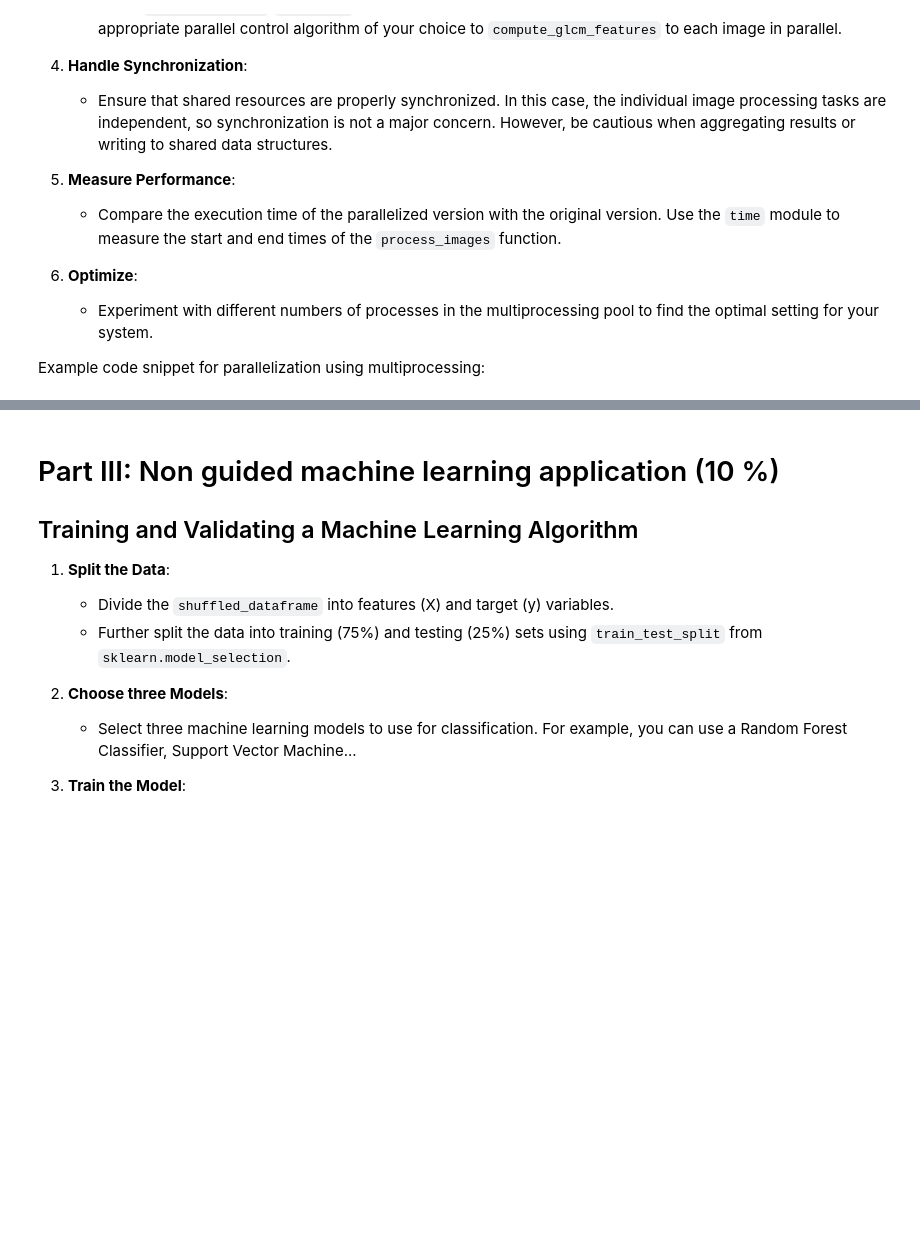
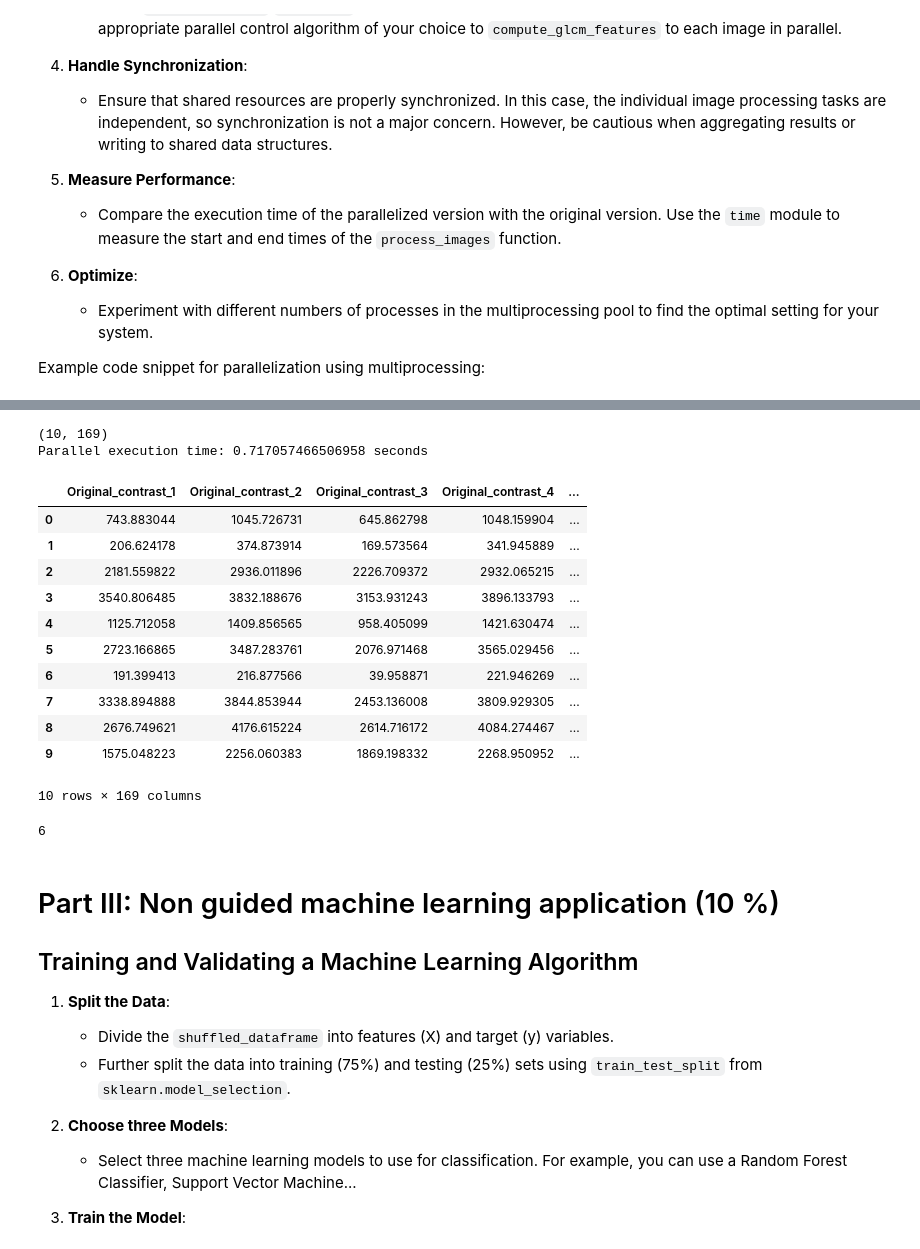
Before and after one commit to Amina-Baziz/DSAI3202-3, a Jupyter notebook: notebooks/ImageProcessingForTumorDetection.ipynb, the cells around one changed output, grey strips where cells are left out. Drawn from its saved outputs; the diff is of its cells as text; code cells hidden in the pictures; blank space fills up the shorter version.

```diff
--- a/notebooks/ImageProcessingForTumorDetection.ipynb
+++ b/notebooks/ImageProcessingForTumorDetection.ipynb
@@ -440,3 +565,79 @@ An error occurred: Each item in the images_list must be a dictionary of filtered
+# %%
+# check for 4 processes-execution time increased. preferrable - 6 only.
+# skip[ this ]
+import numpy as np
+import pandas as pd
+import skimage.feature as feature
+import multiprocessing as mp
+from itertools import repeat
+
+# Function to compute GLCM features
+def compute_glcm_features(image, filter_name):
+    image = (image * 255).astype(np.uint8)  # Convert image to uint8
+    graycom = feature.graycomatrix(image, [1], [0, np.pi/4, np.pi/2, 3*np.pi/4], levels=256, symmetric=True, normed=True)
+
+    features = {}
+    for prop in ['contrast', 'dissimilarity', 'homogeneity', 'energy', 'correlation', 'ASM']:
+        values = feature.graycoprops(graycom, prop).flatten()
+        for i, value in enumerate(values):
+            features[f'{filter_name}_{prop}_{i+1}'] = value
+    return features
+
+# Parallelized function
+def process_images_parallel(images_list, tumor_presence):
+    with mp.Pool(processes=4) as pool: # processes = 4
+        glcm_features_list = pool.starmap(process_single_image, zip(images_list, repeat(tumor_presence)))
+    return glcm_features_list
+
+# Helper function to process a single image
+def process_single_image(filtered_images, tumor_presence):
+    glcm_features = {}
+    for key, image in filtered_images.items():
+        glcm_features.update(compute_glcm_features(image, key))
+    glcm_features['Tumor'] = tumor_presence
+    return glcm_features
+
+# Parallel execution
+if __name__ == '__main__':
+    import time
+
+    start_time = time.time()
+    yes_glcm_features = process_images_parallel(yes_inputs, 1)
+    no_glcm_features = process_images_parallel(no_inputs, 0)
+    end_time = time.time()
+
+    # Combine results
+    all_glcm_features = yes_glcm_features + no_glcm_features
+    dataframe = pd.DataFrame(all_glcm_features)
+    print(dataframe.shape)
+    print(f"Parallel execution time: {end_time - start_time} seconds")
+
+
+
+    # Shuffle the DataFrame
+    shuffled_dataframe = dataframe.sample(frac=1).reset_index(drop=True)
+
+dataframe
+# %% [output]
+(10, 169)
+Parallel execution time: 0.717057466506958 seconds
+|  | Original_contrast_1 | Original_contrast_2 | Original_contrast_3 | Original_contrast_4 | ... |
+| 0 | 743.883044 | 1045.726731 | 645.862798 | 1048.159904 | ... |
+| 1 | 206.624178 | 374.873914 | 169.573564 | 341.945889 | ... |
+| 2 | 2181.559822 | 2936.011896 | 2226.709372 | 2932.065215 | ... |
+| 3 | 3540.806485 | 3832.188676 | 3153.931243 | 3896.133793 | ... |
+| 4 | 1125.712058 | 1409.856565 | 958.405099 | 1421.630474 | ... |
+| 5 | 2723.166865 | 3487.283761 | 2076.971468 | 3565.029456 | ... |
+| 6 | 191.399413 | 216.877566 | 39.958871 | 221.946269 | ... |
+| 7 | 3338.894888 | 3844.853944 | 2453.136008 | 3809.929305 | ... |
+| 8 | 2676.749621 | 4176.615224 | 2614.716172 | 4084.274467 | ... |
+| 9 | 1575.048223 | 2256.060383 | 1869.198332 | 2268.950952 | ... |
+10 rows × 169 columns
+# %%
+import multiprocessing
+print(multiprocessing.cpu_count())
+# %% [output]
+6
 # %% [markdown]
 # Part III: Non guided machine learning application (10 %)
 
```
Also changed, not shown: parts of 11 cells of this notebook.
